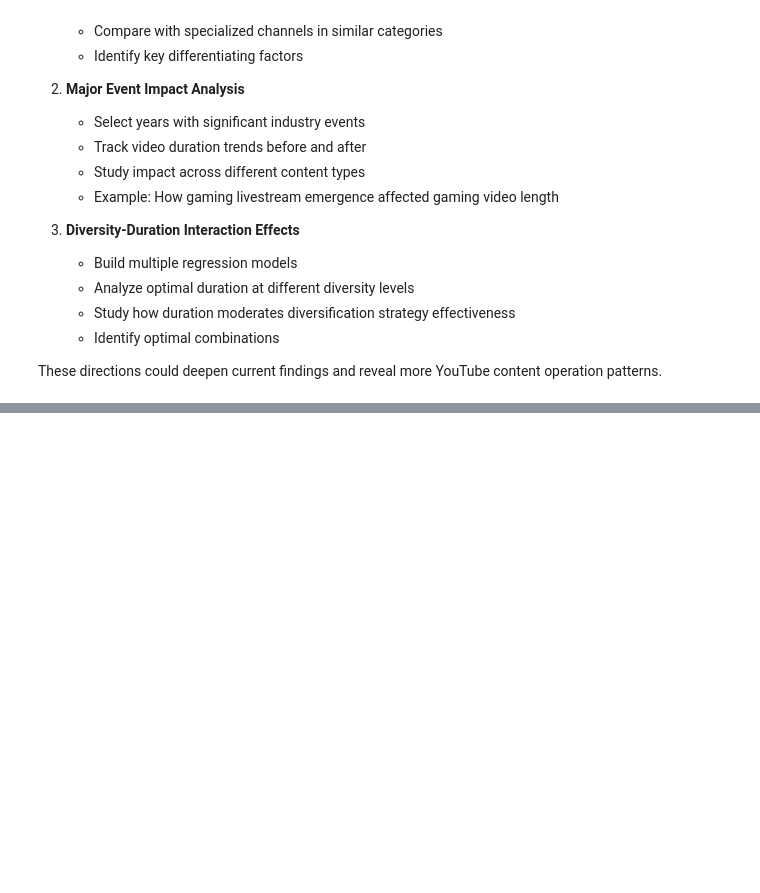
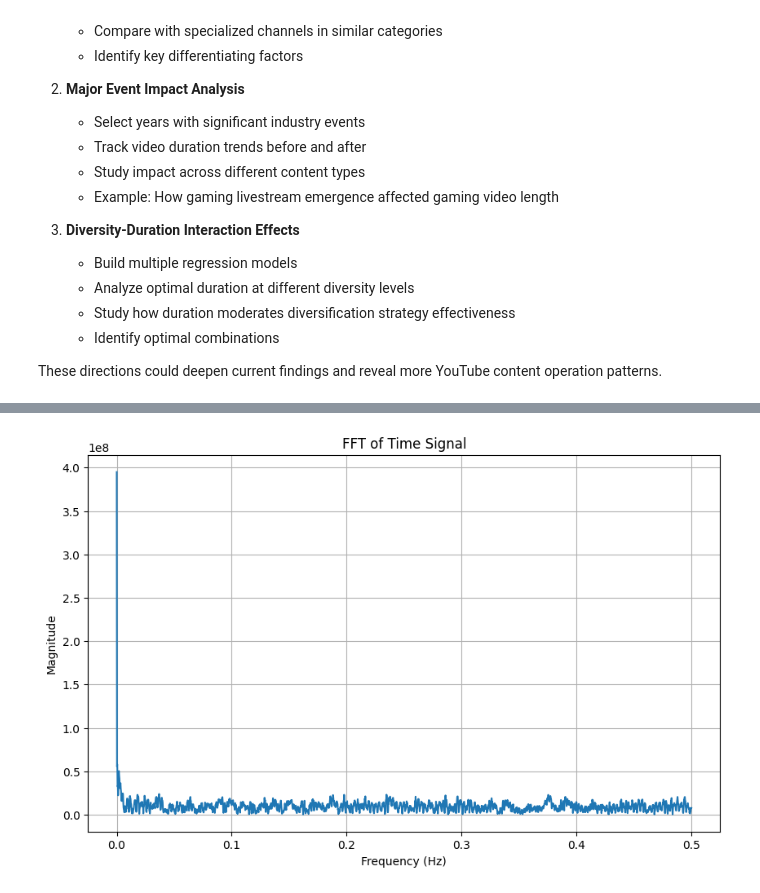
Before and after one commit to NecoJac/ada-2024-project-laughtodeath666, a Jupyter notebook: results.ipynb, the cells around one changed output, grey strips where cells are left out. Drawn from its saved outputs; the diff is of its cells as text; code cells hidden in the pictures; blank space fills up the shorter version.

```diff
--- a/results.ipynb
+++ b/results.ipynb
@@ -632,0 +748,43 @@ These directions could deepen current findings and reveal more YouTube content o
+# %%
+# fft
+def signal_fft(signal, sampling_rate, *args):
+    if len(args) > 0:
+        DC_flag = args[0]
+        # If true, minus mean to reduce 0-frequency (DC) components
+        if DC_flag == True:
+            signal = signal - np.mean(signal)
+    fft_result = np.fft.fft(signal)
+    n = len(signal)
+    # Obtain frequency and magnitude
+    frequencies = np.fft.fftfreq(n, d=sampling_rate)
+    magnitude = np.abs(fft_result)
+    # Because the signal is real-valued, its spectrum is symmetrical.
+    # Choose positive side
+    positive_frequencies = frequencies[:n // 2]
+    positive_magnitude = magnitude[:n // 2]
+    return fft_result, positive_magnitude, positive_frequencies
+
+# Plot frequency spectrum
+def plot_fft(positive_magnitude, positive_frequencies, *args):
+    plt.figure(figsize=(10, 6))
+    if len(args) > 0:
+        min_freq_percentage = args[0]
+        max_freq_percentage = args[1]
+        min_cut_point = np.floor(min_freq_percentage*len(positive_magnitude)).astype(int)
+        max_cut_point = np.floor(max_freq_percentage*len(positive_magnitude)).astype(int)
+        plt.plot(positive_frequencies[min_cut_point:max_cut_point], positive_magnitude[min_cut_point:max_cut_point])
+        plt.title('FFT of Smoothed Time Signal')
+    else:
+        plt.plot(positive_frequencies, positive_magnitude)
+        plt.title('FFT of Time Signal')
+    plt.xlabel('Frequency (Hz)')
+    plt.ylabel('Magnitude')
+    plt.grid()
+    # plt.show()
+
+# Take view_mean for example
+# Note that the signal has not been transformed by fft.
+fft, magn, freq = signal_fft(df_timeseries_Gaming_views['view_mean'], 1)
+ax = plot_fft(magn, freq)
+# %% [output]
+[figure, added]
```
Also changed, not shown: parts of 73 cells of this notebook, 4 other files.
